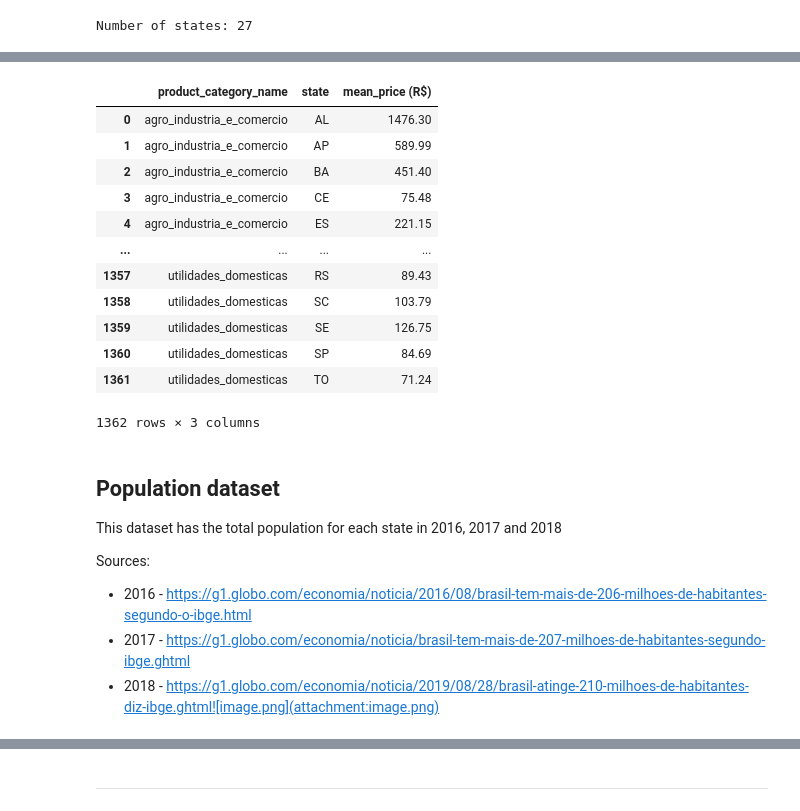
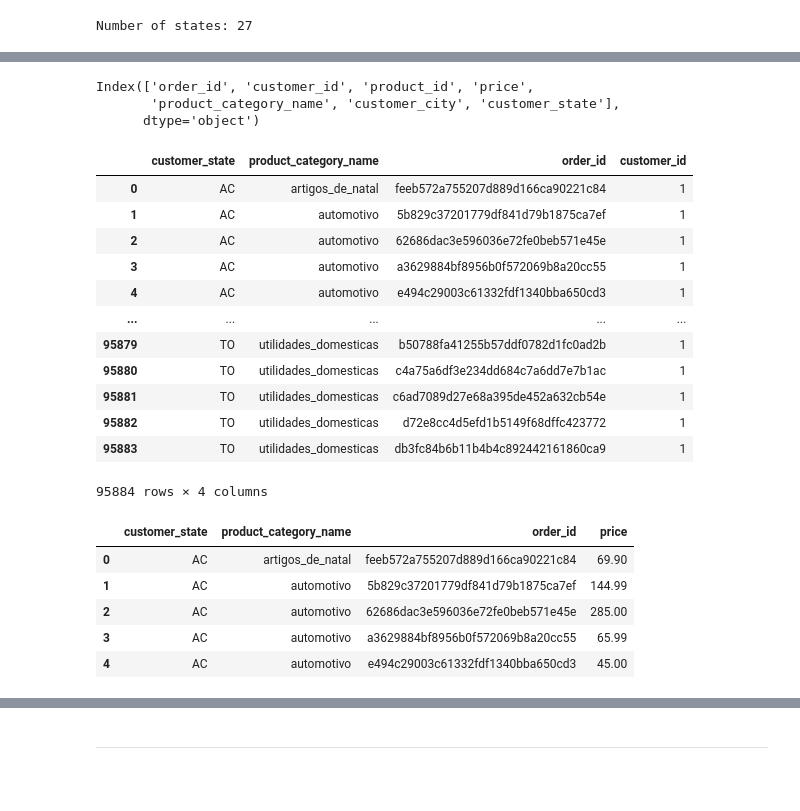
Before and after one commit to maralosil/network-science, a Jupyter notebook: brazil_sales_marketplace_olist.ipynb, the cells around one changed output, grey strips where cells are left out. Drawn from its saved outputs; the diff is of its cells as text; code cells hidden in the pictures; blank space fills up the shorter version.

```diff
--- a/brazil_sales_marketplace_olist.ipynb
+++ b/brazil_sales_marketplace_olist.ipynb
@@ -270,25 +266,0 @@ Number of states: 27
-# %%
-# grouping information
-final_dataframe = orders_final_2.groupby(['product_category_name','customer_state'])['price'].mean().to_frame().reset_index()
-
-#Rename price and customer state columns
-final_dataframe.rename(columns = {'price': 'mean_price (R$)', 'customer_state' : 'state'}, inplace = True)
-
-#Rounding the price to two decimal places
-final_dataframe['mean_price (R$)'] = final_dataframe['mean_price (R$)'].apply(lambda x : round(x,2))
-
-final_dataframe
-# %% [output]
-|  | product_category_name | state | mean_price (R$) |
-| 0 | agro_industria_e_comercio | AL | 1476.30 |
-| 1 | agro_industria_e_comercio | AP | 589.99 |
-| 2 | agro_industria_e_comercio | BA | 451.40 |
-| 3 | agro_industria_e_comercio | CE | 75.48 |
-| 4 | agro_industria_e_comercio | ES | 221.15 |
-| ... | ... | ... | ... |
-| 1357 | utilidades_domesticas | RS | 89.43 |
-| 1358 | utilidades_domesticas | SC | 103.79 |
-| 1359 | utilidades_domesticas | SE | 126.75 |
-| 1360 | utilidades_domesticas | SP | 84.69 |
-| 1361 | utilidades_domesticas | TO | 71.24 |
-1362 rows × 3 columns
@@ -297,9 +266,0 @@ final_dataframe
-# %% [markdown]
-## Population dataset
-
-This dataset has the total population for each state in 2016, 2017 and 2018
-
-Sources:
-* 2016 - https://g1.globo.com/economia/noticia/2016/08/brasil-tem-mais-de-206-milhoes-de-habitantes-segundo-o-ibge.html
-* 2017 - https://g1.globo.com/economia/noticia/brasil-tem-mais-de-207-milhoes-de-habitantes-segundo-ibge.ghtml
-* 2018 - https://g1.globo.com/economia/noticia/2019/08/28/brasil-atinge-210-milhoes-de-habitantes-diz-ibge.ghtml![image.png](attachment:image.png)
@@ -305,0 +269,23 @@ Sources:
+# %%
+orders_final_2.columns
+# %% [output]
+Index(['order_id', 'customer_id', 'product_id', 'price',
+       'product_category_name', 'customer_city', 'customer_state'],
+      dtype='object')
+# %%
+pricing = orders_final_2.groupby(['customer_state','product_category_name','order_id'])['customer_id'].count().to_frame().reset_index()
+pricing
+# %% [output]
+|  | customer_state | product_category_name | order_id | customer_id |
+| 0 | AC | artigos_de_natal | feeb572a755207d889d166ca90221c84 | 1 |
+| 1 | AC | automotivo | 5b829c37201779df841d79b1875ca7ef | 1 |
+| 2 | AC | automotivo | 62686dac3e596036e72fe0beb571e45e | 1 |
+| 3 | AC | automotivo | a3629884bf8956b0f572069b8a20cc55 | 1 |
+| 4 | AC | automotivo | e494c29003c61332fdf1340bba650cd3 | 1 |
+| ... | ... | ... | ... | ... |
+| 95879 | TO | utilidades_domesticas | b50788fa41255b57ddf0782d1fc0ad2b | 1 |
+| 95880 | TO | utilidades_domesticas | c4a75a6df3e234dd684c7a6dd7e7b1ac | 1 |
+| 95881 | TO | utilidades_domesticas | c6ad7089d27e68a395de452a632cb54e | 1 |
+| 95882 | TO | utilidades_domesticas | d72e8cc4d5efd1b5149f68dffc423772 | 1 |
+| 95883 | TO | utilidades_domesticas | db3fc84b6b11b4b4c892442161860ca9 | 1 |
+95884 rows × 4 columns
@@ -305,0 +294,11 @@ Sources:
+# %%
+pricing_final = pricing.merge(items.loc[:, ['order_id', 'price']], how = 'left', on = 'order_id')
+pricing_final.drop(columns = 'customer_id', inplace = True)
+pricing_final.head()
+# %% [output]
+|  | customer_state | product_category_name | order_id | price |
+| 0 | AC | artigos_de_natal | feeb572a755207d889d166ca90221c84 | 69.90 |
+| 1 | AC | automotivo | 5b829c37201779df841d79b1875ca7ef | 144.99 |
+| 2 | AC | automotivo | 62686dac3e596036e72fe0beb571e45e | 285.00 |
+| 3 | AC | automotivo | a3629884bf8956b0f572069b8a20cc55 | 65.99 |
+| 4 | AC | automotivo | e494c29003c61332fdf1340bba650cd3 | 45.00 |
```
Also changed, not shown: parts of 21 cells of this notebook.
